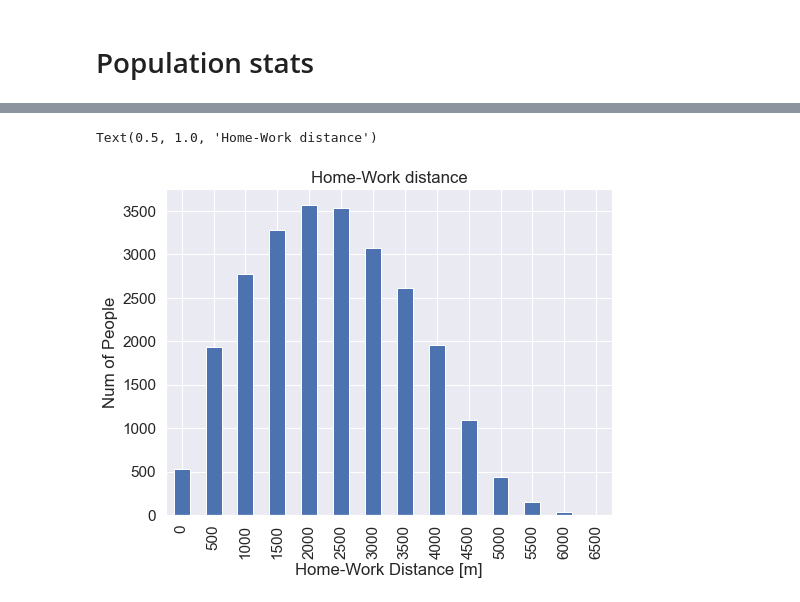
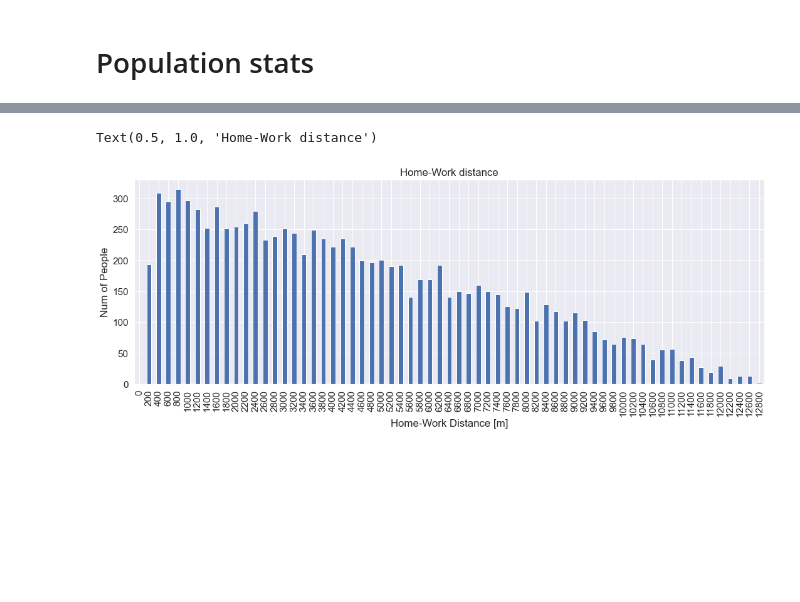
Before and after one commit to geosimlab/synthetic-cities, a Jupyter notebook: src/main/python/analysis/network_and_demand.ipynb, the cells around one changed output, grey strips where cells are left out. Cells and saved outputs as stored; diff of their text form; code cells hidden in the pictures; blank space fills up the shorter version.

```diff
--- a/src/main/python/analysis/network_and_demand.ipynb
+++ b/src/main/python/analysis/network_and_demand.ipynb
@@ -23,9 +23,9 @@ def plot_binned_df(df, groupby, sumof, bin_width=None):
     ax.set(xlabel=groupby, ylabel=sumof)
     return ax
 
-path = r"E:\Files\CodeProjects\MATSim\synthetic-cities\output"
-network_path = os.path.join(path, "GridNetwork-50_50")
-population_path = os.path.join(path, "Population-25000.xml")
+path = r"E:\Files\CodeProjects\MATSim\Scenarios\downscaling-test-line-speed60"
+network_path = os.path.join(path, "GridNetwork-1_130")
+population_path = os.path.join(path, "Population-10000-k1.0.xml")
 # %% [markdown]
 # Network stats
 # %%
@@ -74,13 +74,13 @@ facet.set_titles("{col_name} spatial distribution")
 # %%
 data_file = population_path + ".DistanceInfo.csv"
 
 trip_distance = pd.read_csv(data_file, delimiter=";")
 trip_distance["Num of People"] = trip_distance["Count"]
 
-plt.figure(figsize=(8,6))
-ax = plot_binned_df(trip_distance, "Distance", "Num of People", 500)
+plt.figure(figsize=(18,6))
+ax = plot_binned_df(trip_distance, "Distance", "Num of People", 200)
 ax.set_xlabel("Home-Work Distance [m]")
 ax.set_title("Home-Work distance")
 # %% [output]
 Text(0.5, 1.0, 'Home-Work distance')
-[figure, old version]
+[figure, new version]
```
Also changed, not shown: parts of 2 cells of this notebook, 5 other files.
